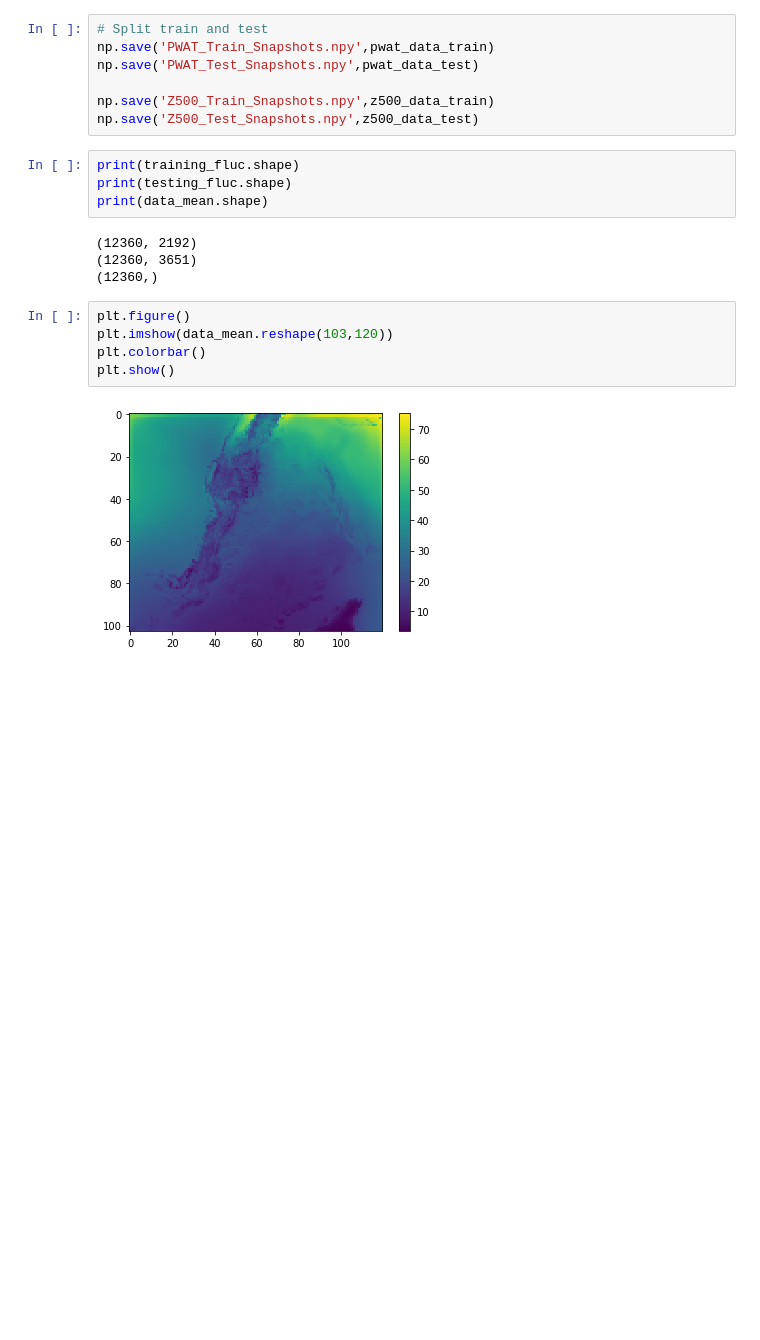
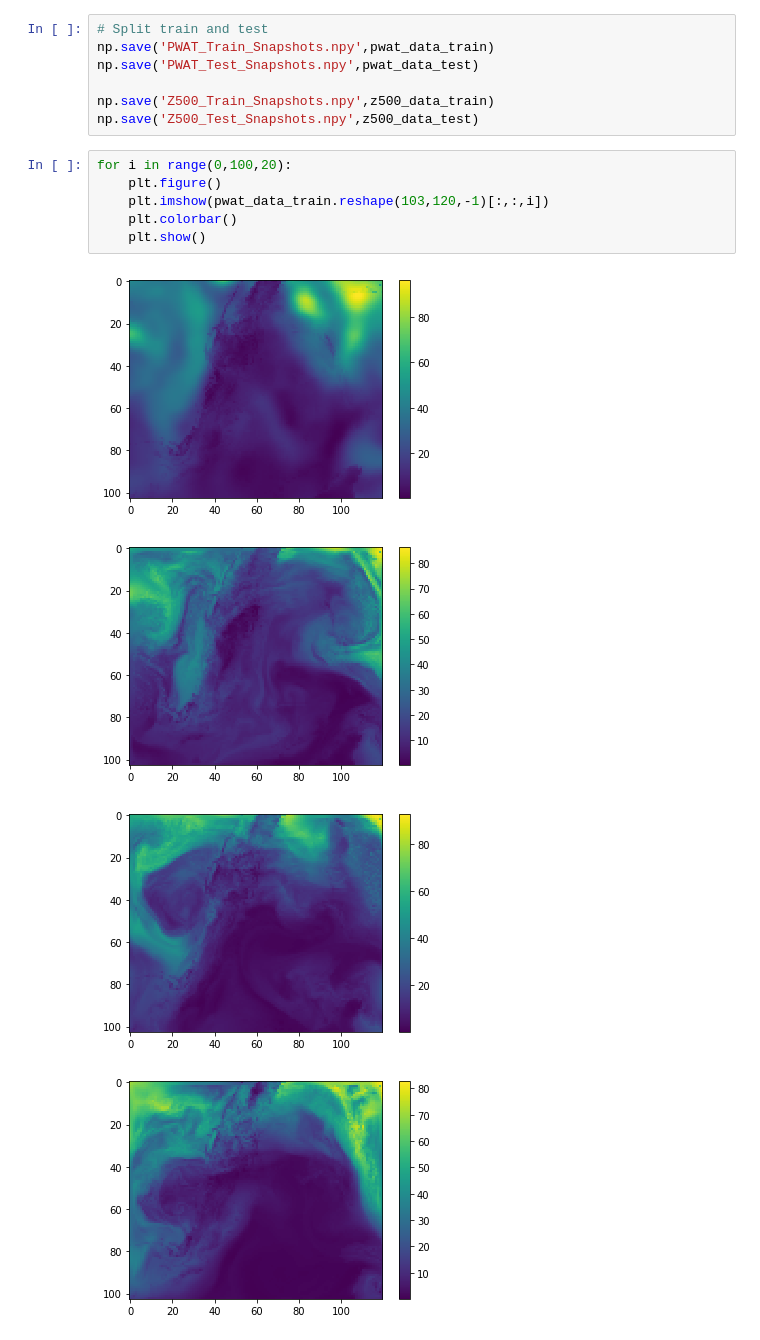
Before and after one commit to Romit-Maulik/Practice, a Jupyter notebook: 2D_RNN/Example_data/Data_Extractor.ipynb, the cells around one changed output. Saved outputs shown, nothing was run; the diff lists cells and outputs as text; blank space fills up the shorter version.

Commit message:
Update data extractor for grid LSTM

```diff
--- a/2D_RNN/Example_data/Data_Extractor.ipynb
+++ b/2D_RNN/Example_data/Data_Extractor.ipynb
@@ -82,18 +82,14 @@ np.save('PWAT_Test_Snapshots.npy',pwat_data_test)
 
 np.save('Z500_Train_Snapshots.npy',z500_data_train)
 np.save('Z500_Test_Snapshots.npy',z500_data_test)
-# %%
-print(training_fluc.shape)
-print(testing_fluc.shape)
-print(data_mean.shape)
-# %% [output]
-(12360, 2192)
-(12360, 3651)
-(12360,)
 # %%
-plt.figure()
-plt.imshow(data_mean.reshape(103,120))
-plt.colorbar()
-plt.show()
+for i in range(0,100,20):
+    plt.figure()
+    plt.imshow(pwat_data_train.reshape(103,120,-1)[:,:,i])
+    plt.colorbar()
+    plt.show()
 # %% [output]
-[figure, old version]
+[figure, new version]
+[figure, added]
+[figure, added]
+[figure, added]
```
Also changed, not shown: parts of 14 cells of this notebook, 1 other file.
